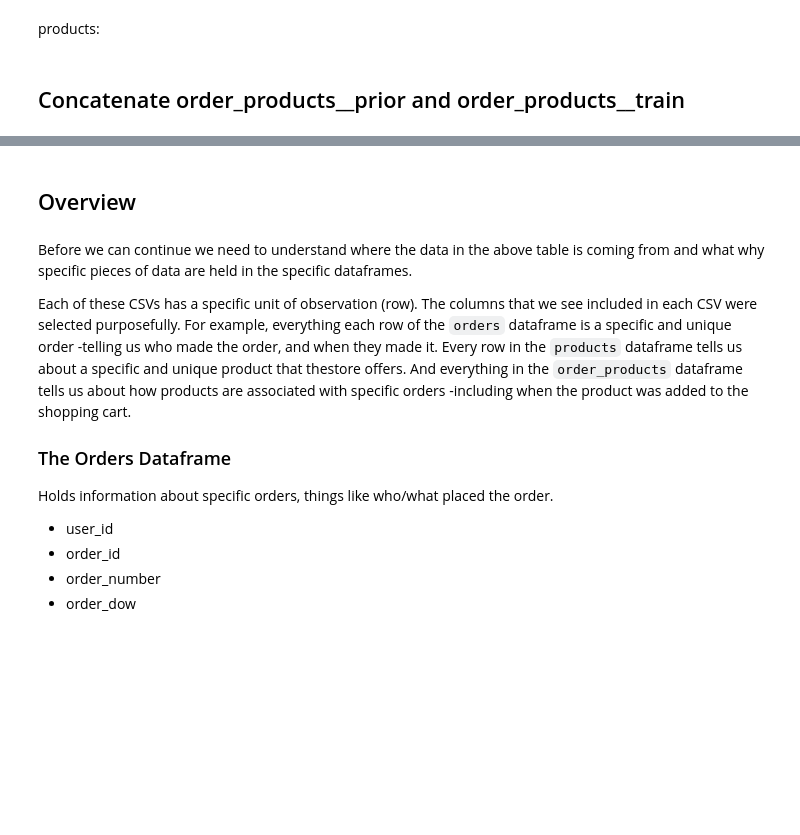
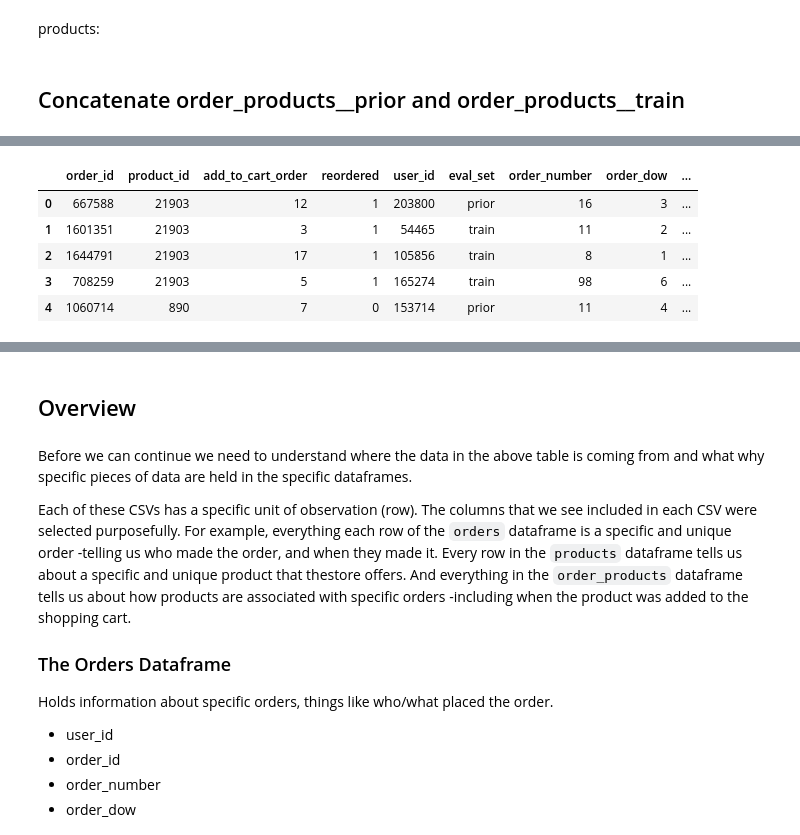
Before and after one commit to sikoh/DS-Data-Wrangling-and-Storytelling, a Jupyter notebook: Join-And-Reshape-Data/DS_JoinAndReshapeData_Lecture_Notes.ipynb, the cells around one changed output, grey strips where cells are left out. Drawn from its saved outputs; the diff is of its cells as text; code cells hidden in the pictures; blank space fills up the shorter version.

```diff
--- a/Join-And-Reshape-Data/DS_JoinAndReshapeData_Lecture_Notes.ipynb
+++ b/Join-And-Reshape-Data/DS_JoinAndReshapeData_Lecture_Notes.ipynb
@@ -153,0 +266,10 @@ products:
+# %%
+merge_op_p = pd.merge(orders_and_products,products, how='inner', on='product_id')
+merge_op_p.head()
+# %% [output]
+|  | order_id | product_id | add_to_cart_order | reordered | user_id | eval_set | order_number | order_dow | ... |
+| 0 | 667588 | 21903 | 12 | 1 | 203800 | prior | 16 | 3 | ... |
+| 1 | 1601351 | 21903 | 3 | 1 | 54465 | train | 11 | 2 | ... |
+| 2 | 1644791 | 21903 | 17 | 1 | 105856 | train | 8 | 1 | ... |
+| 3 | 708259 | 21903 | 5 | 1 | 165274 | train | 98 | 6 | ... |
+| 4 | 1060714 | 890 | 7 | 0 | 153714 | prior | 11 | 4 | ... |
```
Also changed, not shown: parts of 20 cells of this notebook.
